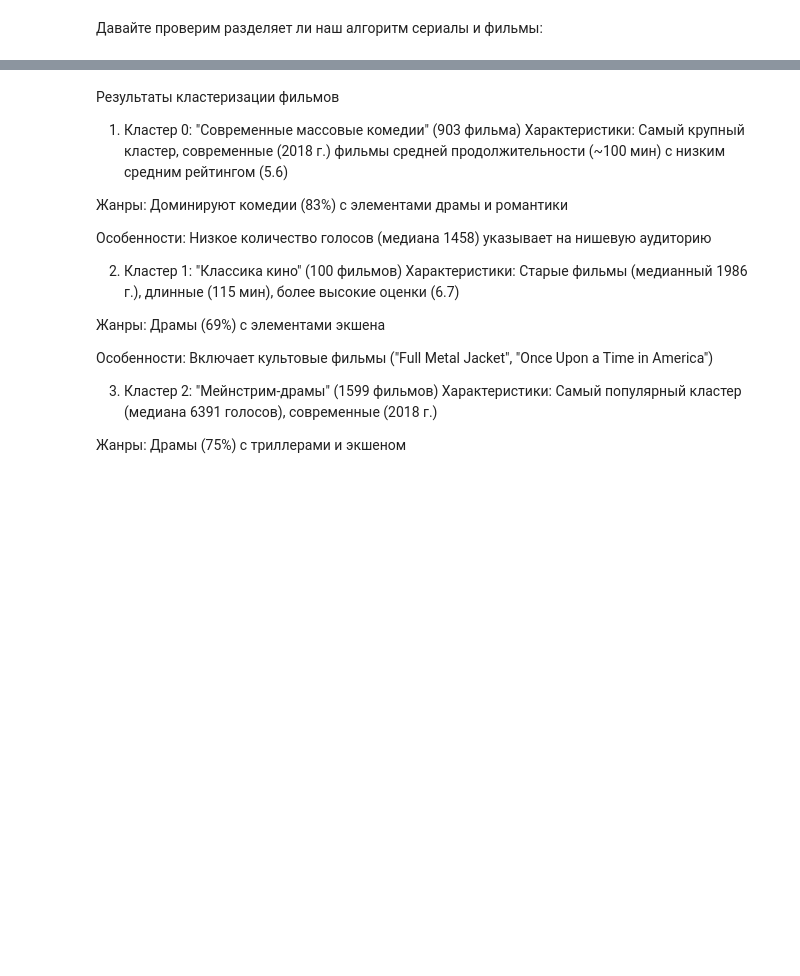
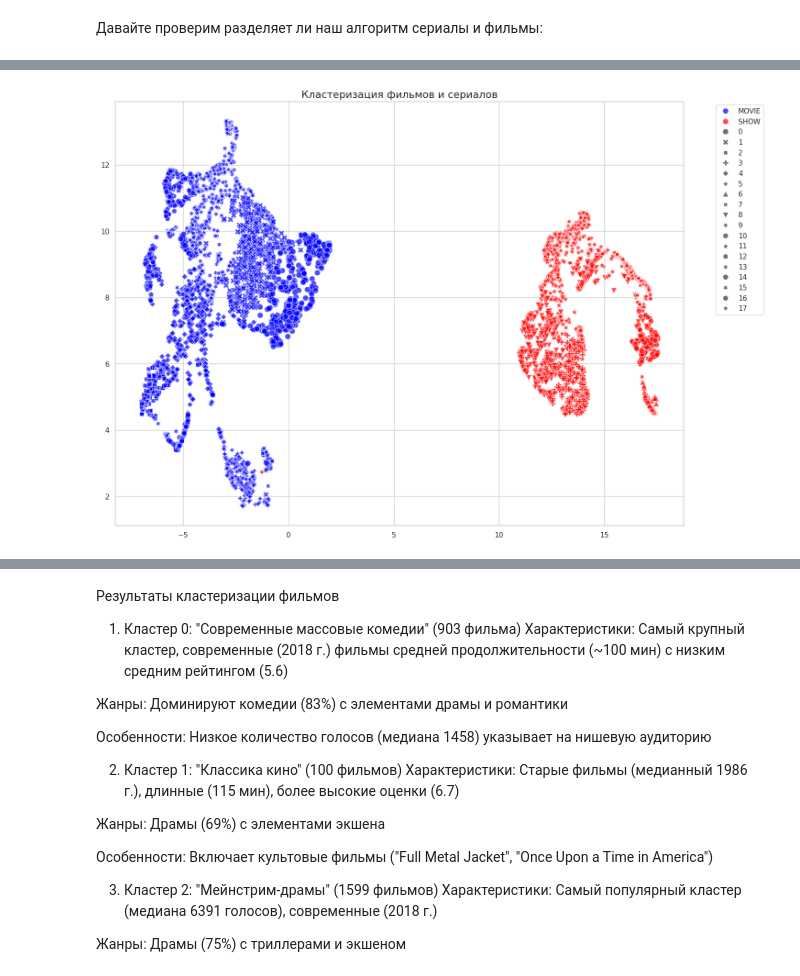
Before and after one commit to ZaichenkoNA/Stat_Prac, a Jupyter notebook: Proekt.ipynb, the cells around one changed output, grey strips where cells are left out. Drawn from its saved outputs; the diff is of its cells as text; code cells hidden in the pictures; blank space fills up the shorter version.

```diff
--- a/Proekt.ipynb
+++ b/Proekt.ipynb
@@ -1001,0 +876,86 @@ cluster
+# %%
+def postprocess_clusters_all(df, features, labels):
+    plt.figure(figsize=(16, 12))
+    reducer = UMAP(n_components=2, random_state=42)
+    emb = reducer.fit_transform(features)
+
+    # Визуализация с двумя цветовыми схемами:
+    # 1. По кластерам (формы маркеров)
+    # 2. По типу контента (цвета)
+    sns.scatterplot(
+        x=emb[:, 0],
+        y=emb[:, 1],
+        hue=df['type'],  # Цвет по типу (MOVIE/SHOW)
+        style=labels,    # Форма по кластеру
+        palette={'MOVIE': 'blue', 'SHOW': 'red'},
+        alpha=0.7,
+        s=80,
+        markers=True
+    )
+
+    plt.title('Кластеризация фильмов и сериалов', fontsize=16)
+    plt.legend(bbox_to_anchor=(1.05, 1), loc='upper left')
+
+    noise_count = sum(labels == -1)
+    if noise_count > 0:
+        plt.text(0.05, 0.95,
+                f'Шумовые точки: {noise_count} ({noise_count/len(labels):.1%})',
+                transform=plt.gca().transAxes,
+                bbox=dict(facecolor='white', alpha=0.8))
+    plt.show()
+
+    # Анализ разделения по типам в кластерах
+    df['cluster'] = labels
+    print("\n=== Распределение типов по кластерам ===")
+    type_stats = df.groupby('cluster')['type'].value_counts(normalize=True).unstack()
+    print(type_stats.round(2))
+
+    # Остальная статистика (как в оригинале)
+    print("\n=== Основные характеристики кластеров ===")
+    stats = df.groupby('cluster').agg({
+        'runtime': 'median',
+        'release_year': 'median',
+        'imdb_score': ['mean', 'count'],
+        'imdb_votes': 'median',
+        'type': lambda x: x.mode()[0]  # Самый частый тип в кластере
+    })
+    print(stats.round(1))
+
+    # Анализ жанров и примеров
+    genre_cols = [c for c in df.columns if c.startswith('genre_')]
+    if genre_cols:
+        print("\n=== Анализ кластеров ===")
+        for cluster in sorted(df['cluster'].unique()):
+            if cluster == -1:
+                print("\nШумовые точки:")
+                print(f"Количество: {len(df[df['cluster'] == -1])}")
+                continue
+
+            cluster_data = df[df['cluster'] == cluster]
+            genre_freq = cluster_data[genre_cols].mean().sort_values(ascending=False)
+
+            print(f"\nКластер {cluster} ({len(cluster_data)} объектов):")
+            print(f"Преобладающий тип: {cluster_data['type'].mode()[0]}")
+            print("Топ-3 жанра:")
+            for genre, freq in genre_freq.head(3).items():
+                print(f"  {genre.replace('genre_', '')}: {freq:.1%}")
+
+            print("\nХарактеристики:")
+            print(f"  Средний рейтинг: {cluster_data['imdb_score'].mean():.1f}")
+            print(f"  Медианный год: {cluster_data['release_year'].median():.0f}")
+            print(f"  Медианная продолжительность: {cluster_data['runtime'].median():.0f} мин")
+
+            print("\nЛучшие представители:")
+            top_items = cluster_data.nlargest(3, 'imdb_score')
+            for _, row in top_items.iterrows():
+                print(f"  {row['title']} ({row['type']}, {row['release_year']}), {row['imdb_score']:.1f}")
+
+            print("-" * 50)
+def full_clustering_pipeline_all(df):
+    features = enhanced_feature_engineering(df)
+    labels = hybrid_clustering(features)
+    postprocess_clusters_all(df, features, labels)
+
+full_clustering_pipeline(titles_df)
+# %% [output]
+[figure, added]
```
Also changed, not shown: parts of 2 cells of this notebook.
